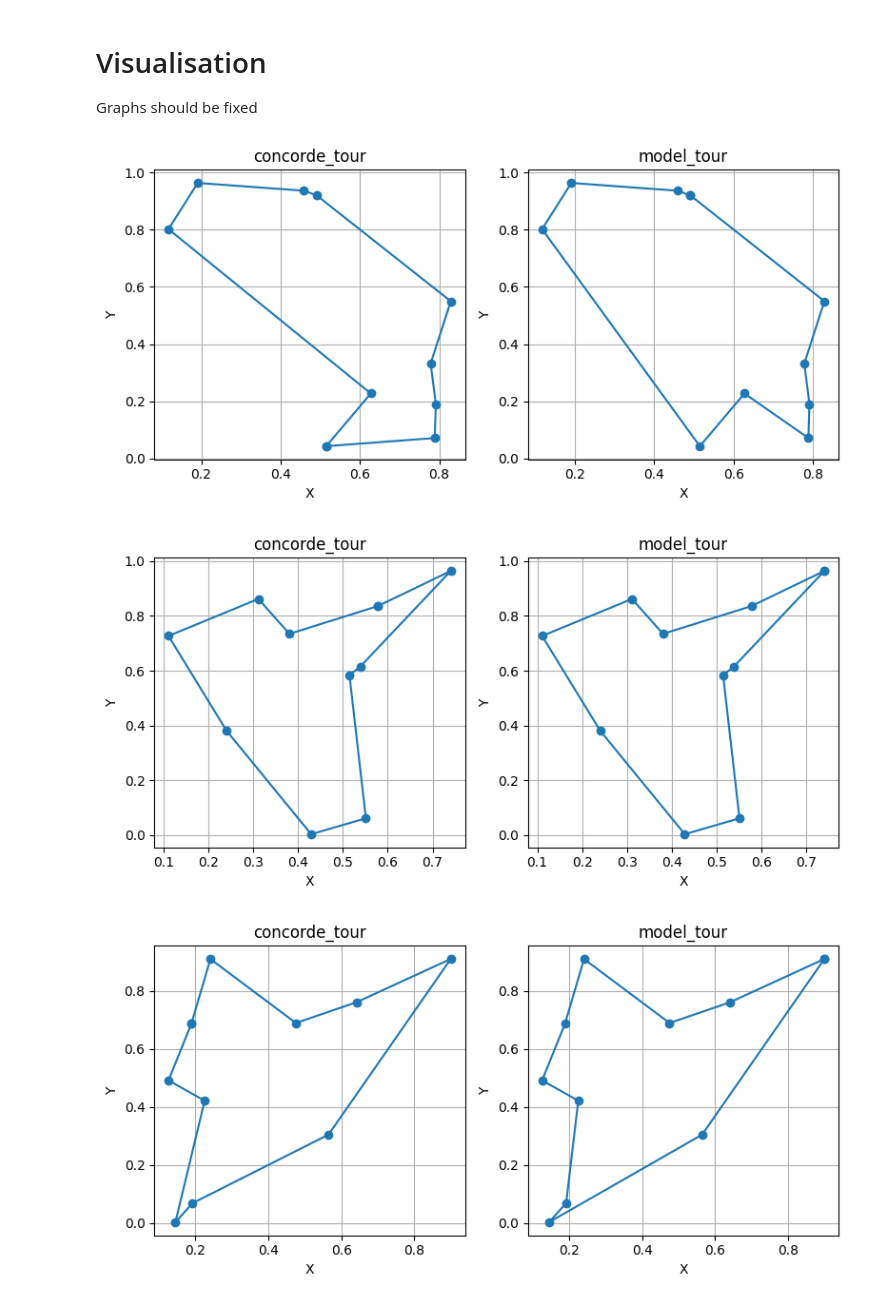
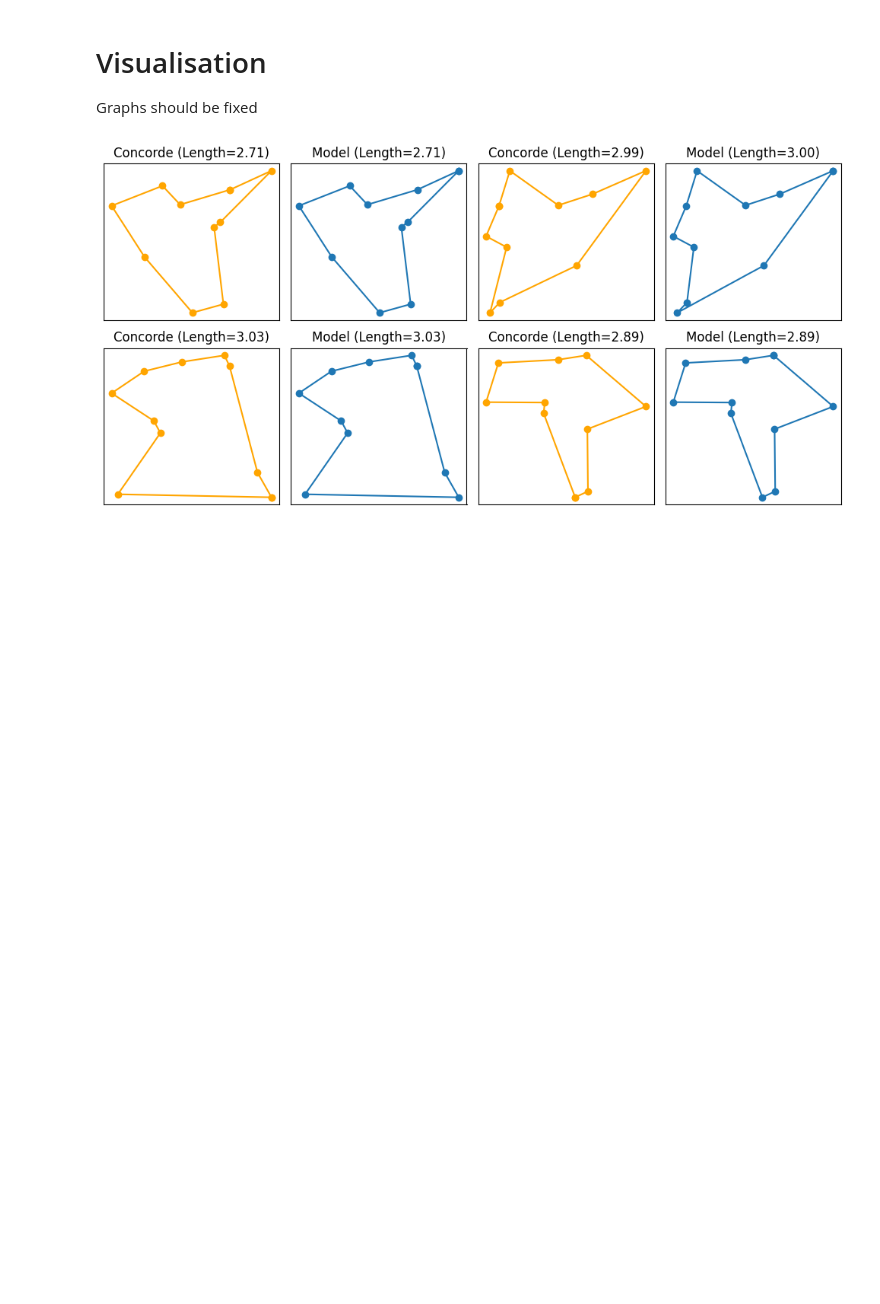
Before and after one commit to MarioAuditore/TDA-for-Travelling-Salesman, a Jupyter notebook: train_tsp_pipeline.ipynb, the cells around one changed output. Drawn from its saved outputs; the diff is of its cells as text; code cells hidden in the pictures; blank space fills up the shorter version.

Commit message:
Few upgrades
Upgraded feature calculation, added saving and plotting optimality gap

```diff
--- a/train_tsp_pipeline.ipynb
+++ b/train_tsp_pipeline.ipynb
@@ -135,7 +104,7 @@ args.nb_nodes = 10 # TSP10
 args.dim_emb = 128 # dimension of embeddings in transformer
 args.dim_ff = 512 # dimension of feed forward layers
 args.dim_nodes = 2
-args.dim_model_input = 6 # dimension of input features
+args.dim_model_input = 8 # dimension of input features
 args.nb_layers_encoder = 6
 args.nb_layers_decoder = 2
 args.nb_heads = 8
@@ -503,12 +478,13 @@ plt.show()
 # %% [markdown]
 ## Final check on test data
 # %%
-# generate topological features
-# new_f = ...
-data = x_test_tsp # np.concat(x_test_tsp, new_f)
+data = x_test_tsp
 
 with torch.no_grad():
-    data = torch.tensor(np.array(Parallel(n_jobs=-1)(delayed(calculate_homology)(i) for i in x_test_tsp)), dtype=torch.float32)
+    data = torch.tensor(Parallel(n_jobs=-1)(delayed(calculate_homology)(i) for i in x_test_tsp), dtype=torch.float32)
     tour_baseline, _ = model_baseline(data.to(device), deterministic=True)
-    print(compute_tour_length(x_test_tsp, tour_baseline.to('cpu')).mean(), x_test_len)
+    Length_with_NN_mean = compute_tour_length(x_test_tsp, tour_baseline.to('cpu')).mean()
+    Length_with_concorde_mean = x_test_len
+print(Length_with_NN_mean)
+print(Length_with_concorde_mean)
 # %% [output]
@@ -519,45 +496,44 @@ Graphs should be fixed
 # %%
 import matplotlib.pyplot as plt
 
+Length_with_NN = compute_tour_length(x_test_tsp, tour_baseline.to('cpu'))
 
-for idx in range(10):
-    points = np.array(x_test_tsp[idx].to('cpu'))
+# Create subplots
+fig, axs = plt.subplots(2, 4, figsize=(10, 5))
 
-    model_tour = np.array(tour_baseline[idx].to('cpu'))
-    concorde_tour = TSPSolver.from_data(points[:, 0], points[:, 1], norm='GEO').solve(verbose=False).tour
+for i in range(2):
+    for j in range(2):
+        idx = i*2 + j + 1
+        points = np.array(x_test_tsp[idx].to('cpu'))
 
-    sequence_points_concorde = points[concorde_tour]
-    sequence_points_model = points[model_tour]
+        model_tour = np.array(tour_baseline[idx].to('cpu'))
 
-    # Connect last point with the first one
-    sequence_points_concorde = np.vstack([sequence_points_concorde, sequence_points_concorde[0]])
-    sequence_points_model = np.vstack([sequence_points_model, sequence_points_model[0]])
+        # Compute Concorde tour
+        concorde_tour = TSPSolver.from_data(points[:, 0], points[:, 1], norm='GEO').solve(verbose=False).tour
+        Length_with_concorde = compute_tour_length(torch.tensor(points[None, :]), torch.tensor(concorde_tour[None, :]))
 
+        sequence_points_concorde = points[concorde_tour]
+        sequence_points_model = points[model_tour]
 
-    # Create subplots
-    fig, axs = plt.subplots(1, 2, figsize=(8, 4))
+        # Connect last point with the first one
+        sequence_points_concorde = np.vstack([sequence_points_concorde, sequence_points_concorde[0]])
+        sequence_points_model = np.vstack([sequence_points_model, sequence_points_model[0]])
 
-    # Plot concorde_tour
-    axs[0].plot(sequence_points_concorde[:, 0], sequence_points_concorde[:, 1], marker='o', linestyle='-')
-    axs[0].set_xlabel('X')
-    axs[0].set_ylabel('Y')
-    axs[0].set_title('concorde_tour')
-    axs[0].grid(True)
+        # Plot Concorde tour
+        axs[i, 2*j].plot(sequence_points_concorde[:, 0], sequence_points_concorde[:, 1], marker='o', linestyle='-', color='orange')
+        axs[i, 2*j].set_title(f'Concorde (Length={Length_with_concorde.item():.2f})')
+        axs[i, 2*j].tick_params(axis='both', which='both', bottom=False, top=False, left=False, right=False, labelbottom=False, labelleft=False)
 
-    # Plot model_tour
-    axs[1].plot(sequence_points_model[:, 0], sequence_points_model[:, 1], marker='o', linestyle='-')
-    axs[1].set_xlabel('X')
-    axs[1].set_ylabel('Y')
-    axs[1].set_title('model_tour')
-    axs[1].grid(True)
+        # Plot Model tour
+        axs[i, 2*j + 1].plot(sequence_points_model[:, 0], sequence_points_model[:, 1], marker='o', linestyle='-')
+        axs[i, 2*j + 1].set_title(f'Model (Length={Length_with_NN[idx]:.2f})')
+        axs[i, 2*j + 1].tick_params(axis='both', which='both', bottom=False, top=False, left=False, right=False, labelbottom=False, labelleft=False)
 
-    # Adjust layout
-    plt.tight_layout()
-    plt.savefig(f'/content/pic_{idx}.png')
+# Adjust layout
+plt.tight_layout()
+plt.savefig('foo.png')
 
-    # Show the plot
-    plt.show()
+# Show the plot
+plt.show()
 # %% [output]
-[figure, old version]
+[figure, new version]
-[figure, removed]
-[figure, removed]
```
Also changed, not shown: parts of 19 cells of this notebook.
